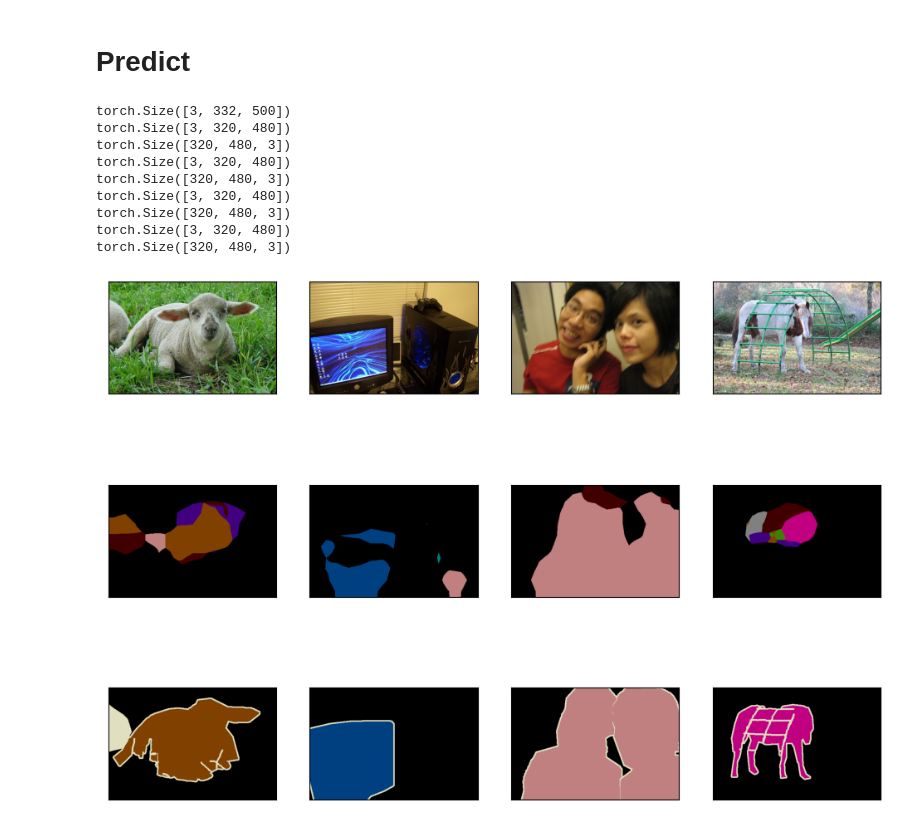
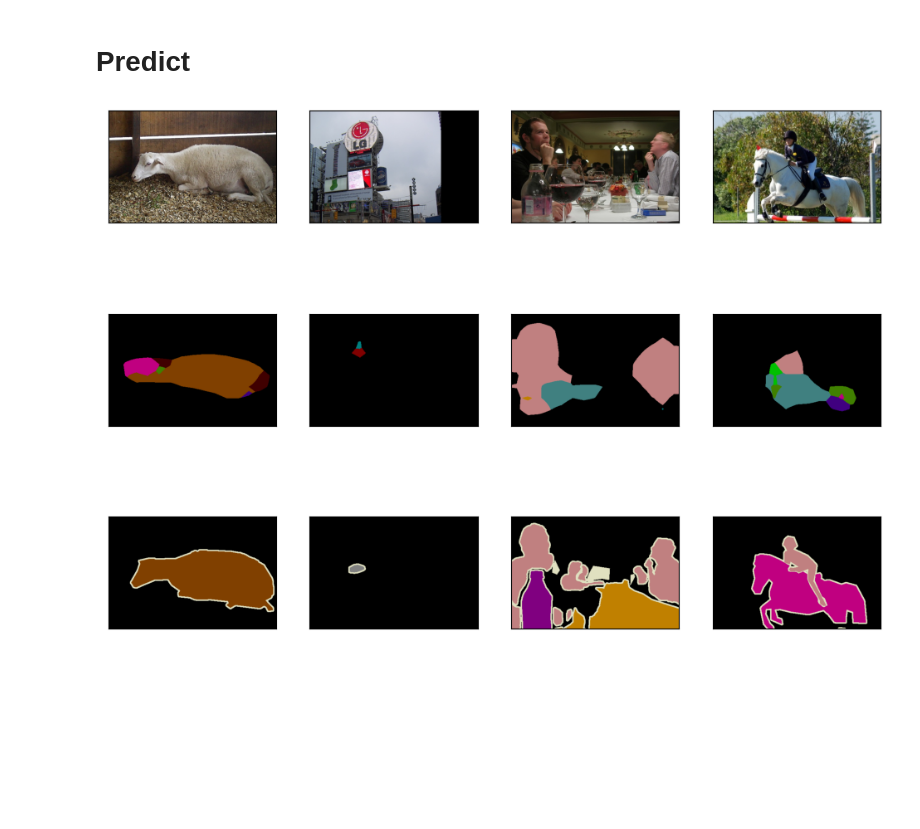
Before and after one commit to haongnd2280/Semantic-Segmentation, a Jupyter notebook: image_segmentation.ipynb, the cells around one changed output. Cells and saved outputs as stored; diff of their text form; code cells hidden in the pictures; blank space fills up the shorter version.

Commit message:
add some images

```diff
--- a/image_segmentation.ipynb
+++ b/image_segmentation.ipynb
@@ -68,7 +68,7 @@ print(len(valid_img_names))
 # %%
 mode = torchvision.io.image.ImageReadMode.RGB    # read RGB image
 # %%
-def show_images(imgs, num_rows, num_cols, titles=None, scale=3):
+def show_images(imgs, num_rows, num_cols, titles=None, scale=3, fig_name=None):
     """Plot a list of images.
 
     NOTE: Input image shape: (c, h, w)
@@ -86,6 +86,9 @@ def show_images(imgs, num_rows, num_cols, titles=None, scale=3):
         if titles is not None:
             ax.set_title(titles[i])
 
+    if fig_name:
+        plt.savefig(f'{fig_name}.jpg')
+
     plt.show()
 # %%
 # show 5 first train images
@@ -559,32 +563,23 @@ def label2image(pred, colormaps):
 # %%
 n, imgs = 4, []
 
-img_names = valid_img_names[5:n+5]
+img_names = valid_img_names[20:20+n]
 test_imgs, test_labels = [], []
 for img_name in img_names:
     img = read_image(os.path.join(img_dir, f'{img_name}.jpg'))              # JPEG images
     label = read_image(os.path.join(label_dir, f'{img_name}.png'), mode)    # PNG images
     test_imgs.append(img)
     test_labels.append(label)
 
 for i in range(n):
     crop_rect = (0, 0, 320, 480)                     # crop rectangle
     X = transforms.functional.crop(test_imgs[i], *crop_rect)
     pred = label2image(predict(X), colormaps)
 
     imgs += [X,                                           # cropped input image
              pred.permute(2, 0, 1).cpu(),                 # predicted segmented image
              transforms.functional.crop(test_labels[i], *crop_rect)]
 
-show_images(imgs[::3] + imgs[1::3] + imgs[2::3], 3, n, scale=3)
+show_images(imgs[::3] + imgs[1::3] + imgs[2::3], 3, n, scale=3, fig_name='result_3')
 # %% [output]
-torch.Size([3, 332, 500])
-torch.Size([3, 320, 480])
-torch.Size([320, 480, 3])
-torch.Size([3, 320, 480])
-torch.Size([320, 480, 3])
-torch.Size([3, 320, 480])
-torch.Size([320, 480, 3])
-torch.Size([3, 320, 480])
-torch.Size([320, 480, 3])
-[figure, old version]
+[figure, new version]
```
Also changed, not shown: parts of 4 cells of this notebook, 4 other files.
